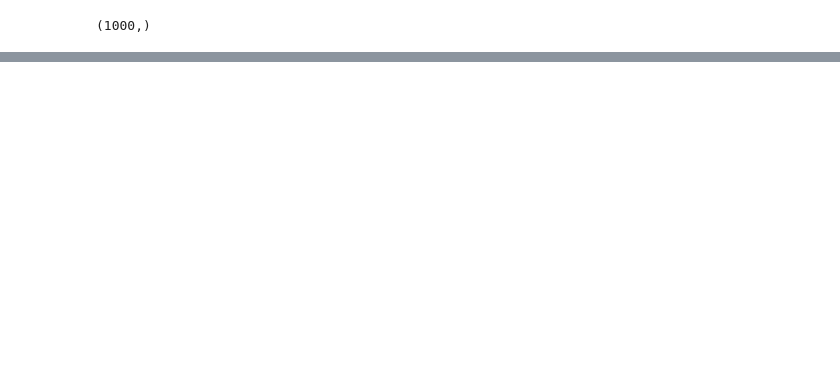
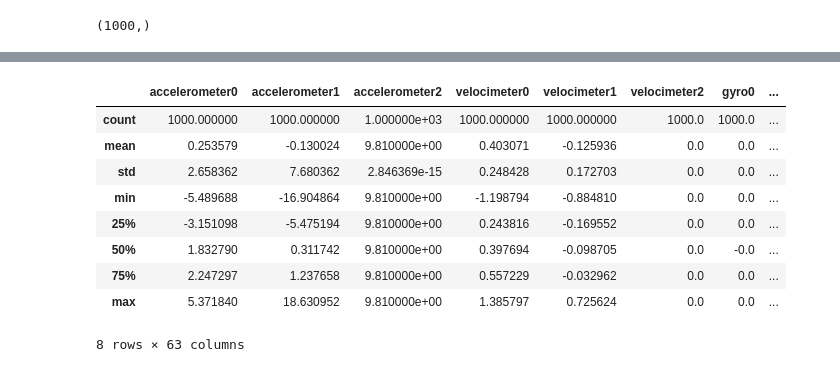
Before and after one commit to Shirkanzilla/predictive-control-switch, a Jupyter notebook: Safety-Gymnasium/create_dataset.ipynb, the cells around one changed output, grey strips where cells are left out. Cells and saved outputs as stored; diff of their text form; code cells hidden in the pictures; blank space fills up the shorter version.

Commit message:
Changed dataset creation to sample with safe agent and implemented dataset preprocessing

```diff
--- a/Safety-Gymnasium/create_dataset.ipynb
+++ b/Safety-Gymnasium/create_dataset.ipynb
@@ -61,11 +326,12 @@ print(data.shape)
 # %%
-def generate_dataset(env, amount=1000):
+def generate_dataset(env, safe_agent, amount=1000):
     data = []
     labels = []
-    for i in range(amount//100):
-        data_i, labels_i = run_trajectory(env, create_random_agent(env))
+    while(sum(len(arr) for arr in data)<amount):
+        print(sum(len(arr) for arr in data))
+        data_i, labels_i = run_trajectory(env, safe_agent, create_random_agent(env))
         data.append(data_i)
         labels.append(labels_i)
-    return np.concatenate(data, axis=0), np.concatenate(labels, axis=0)
+    return np.concatenate(data, axis=0)[:amount], np.concatenate(labels, axis=0)[:amount]
 # %%
-data, labels = generate_dataset(env)
+data, labels = generate_dataset(env, safe_agent)
@@ -115,0 +422,8 @@ labels.shape
+# %%
+obs_column_names = ['accelerometer0', 'accelerometer1', 'accelerometer2', 'velocimeter0', 'velocimeter1', 'velocimeter2', 'gyro0', 'gyro1', 'gyro2', 'magnetometer0', 'magnetometer1', 'magnetometer2']
+for key in ['goal_lidar', 'hazards_lidar', 'vases_lidar']:
+    for i in range(16):
+        obs_column_names.append(key+str(i))
+obs_column_names.append("action0")
+obs_column_names.append("action1")
+len(obs_column_names)
@@ -115,0 +432,5 @@ labels.shape
+# %%
+import pandas as pd
+df = pd.DataFrame(data=data, columns=obs_column_names)
+df['exp_cost'] = labels
+df.head()
@@ -115,0 +445,13 @@ labels.shape
+# %%
+df.describe()
+# %% [output]
+|  | accelerometer0 | accelerometer1 | accelerometer2 | velocimeter0 | velocimeter1 | velocimeter2 | gyro0 | ... |
+| count | 1000.000000 | 1000.000000 | 1.000000e+03 | 1000.000000 | 1000.000000 | 1000.0 | 1000.0 | ... |
+| mean | 0.253579 | -0.130024 | 9.810000e+00 | 0.403071 | -0.125936 | 0.0 | 0.0 | ... |
+| std | 2.658362 | 7.680362 | 2.846369e-15 | 0.248428 | 0.172703 | 0.0 | 0.0 | ... |
+| min | -5.489688 | -16.904864 | 9.810000e+00 | -1.198794 | -0.884810 | 0.0 | 0.0 | ... |
+| 25% | -3.151098 | -5.475194 | 9.810000e+00 | 0.243816 | -0.169552 | 0.0 | 0.0 | ... |
+| 50% | 1.832790 | 0.311742 | 9.810000e+00 | 0.397694 | -0.098705 | 0.0 | -0.0 | ... |
+| 75% | 2.247297 | 1.237658 | 9.810000e+00 | 0.557229 | -0.032962 | 0.0 | 0.0 | ... |
+| max | 5.371840 | 18.630952 | 9.810000e+00 | 1.385797 | 0.725624 | 0.0 | 0.0 | ... |
+8 rows × 63 columns
```
Also changed, not shown: parts of 27 cells of this notebook, 2 other files.
